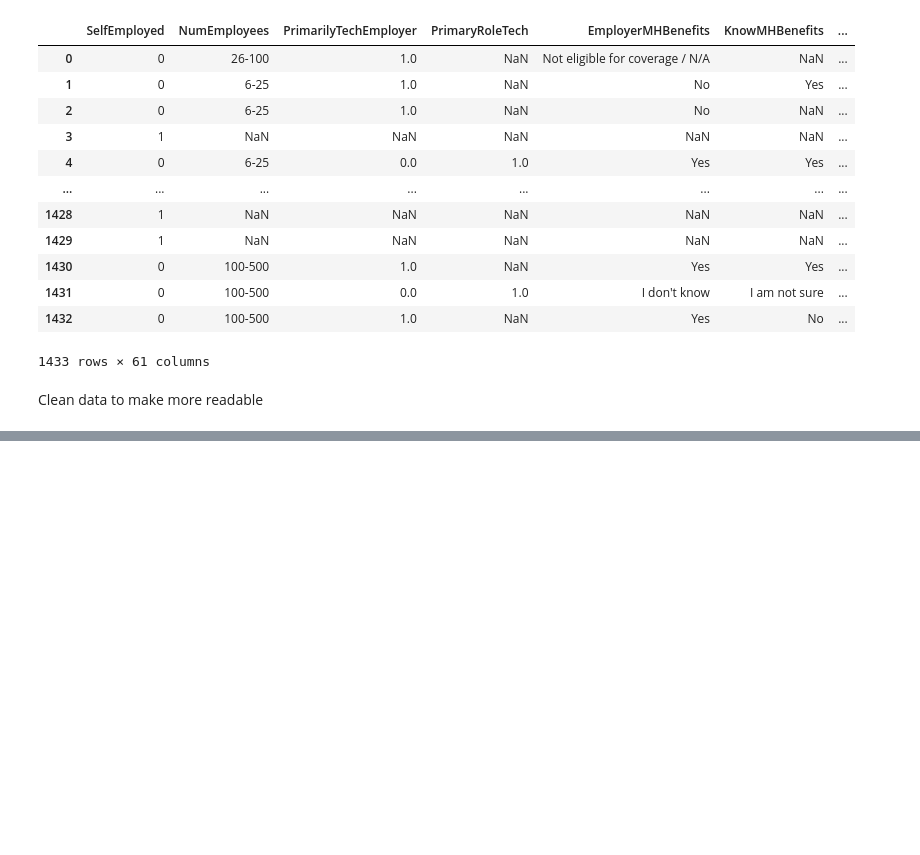
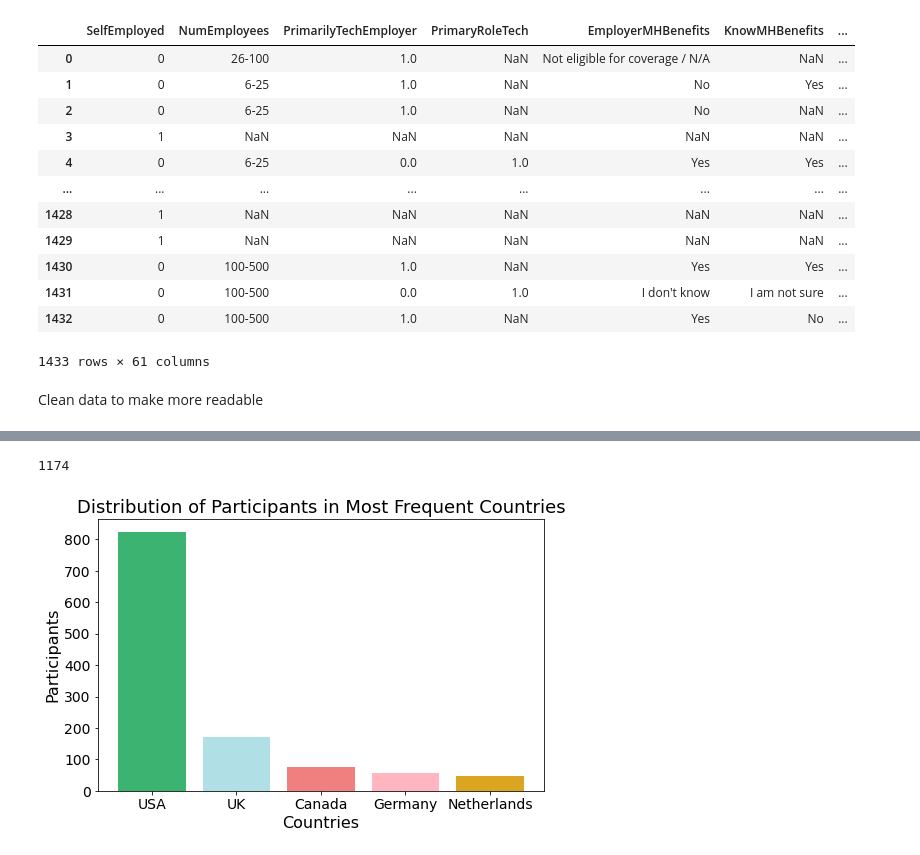
Before and after one commit to krishols/CISC367HFinal, a Jupyter notebook: messy.ipynb, the cells around one changed output, grey strips where cells are left out. Cells and saved outputs as stored; diff of their text form; code cells hidden in the pictures; blank space fills up the shorter version.

```diff
--- a/messy.ipynb
+++ b/messy.ipynb
@@ -78,7 +98,14 @@ base.SoughtTreatment = base.SoughtTreatment.replace([0,1], ['No', 'Yes'])
 base.SoughtTreatment.value_counts()
 base.Gender.value_counts()
 base.Gender = base.Gender.str.lower().str.strip()
-base.Gender = base.Gender.replace(['m', 'f', 'man', 'woman', 'cis male', 'male (cis)'], ['male', 'female', 'male', 'female', 'male', 'male'])
-# make dictionary, acknowledge ethical concenrs
+base.Gender = base.Gender.replace(dict.fromkeys(['m', 'man', 'cis male', 'male (cis)', 'male.', 'cis man', 'malr', 'dude', 'sex is male', 'mail', 'male (trans, ftm)',
+                                                 'male/genderqueer', 'm|', 'cisdude'], 'male'))
+base.Gender = base.Gender.replace(dict.fromkeys(['woman', 'f', 'cis female', 'cisgender female', 'fm', 'fem', 'cis-woman', 'female assigned at birth', 'transgender woman',
+                                                'mtf', 'female-bodied; no feelings about gender', 'female (props for making this a freeform field, though)', 'female/woman',
+                                                'i identify as female.', 'female or mulit-gender femme', 'genderqueer woman', 'transitioned, m2f', 'genderflux demi-girl'], 'female'))
+# keep_list = ['male', 'female']
+# acknowledge ethical concerns of removing participants outside of gender binary
+base = base[(base.Gender == 'male') | (base.Gender == 'female')]
 base.Gender.value_counts()
+base
 # %% [output]
@@ -101,0 +133,28 @@ Name: Gender, dtype: int64
+# %%
+base.Country.value_counts()
+len(base.Country.value_counts())
+countries_list = base.Country.value_counts().nlargest(5).index.tolist()
+countries_list
+countries_abb = ['USA', 'UK', 'Canada', 'Germany', 'Netherlands']
+print(len(base))
+base = base[base.Country.isin(countries_list)]
+len(base)
+base.Country.value_counts()
+countries_num = base.Country.value_counts().tolist()
+countries_num
+index = np.arange(len(countries_list))
+colors = ['red', 'green', 'blue', 'orange', 'purple']
+'''
+plt.figure(figsize=(xwid, ywid))
+plt.bar(x=index,height=countries_num,tick_label=countries_abb, color = gcolors)
+plt.title("Distribution of Participants in Most Frequent Countries", fontsize=title_font)
+plt.xlabel("Countries", fontsize=axis_font)
+plt.xticks(fontsize=ticks_font)
+plt.yticks(fontsize=ticks_font)
+plt.ylabel("Participants", fontsize=axis_font)
+defined into helper function
+'''
+make_bar_plot("Distribution of Participants in Most Frequent Countries", "Countries", "Participants", index, countries_num, countries_abb)
+# %% [output]
+1174
+[figure, added]
```
Also changed, not shown: parts of 7 cells of this notebook.
